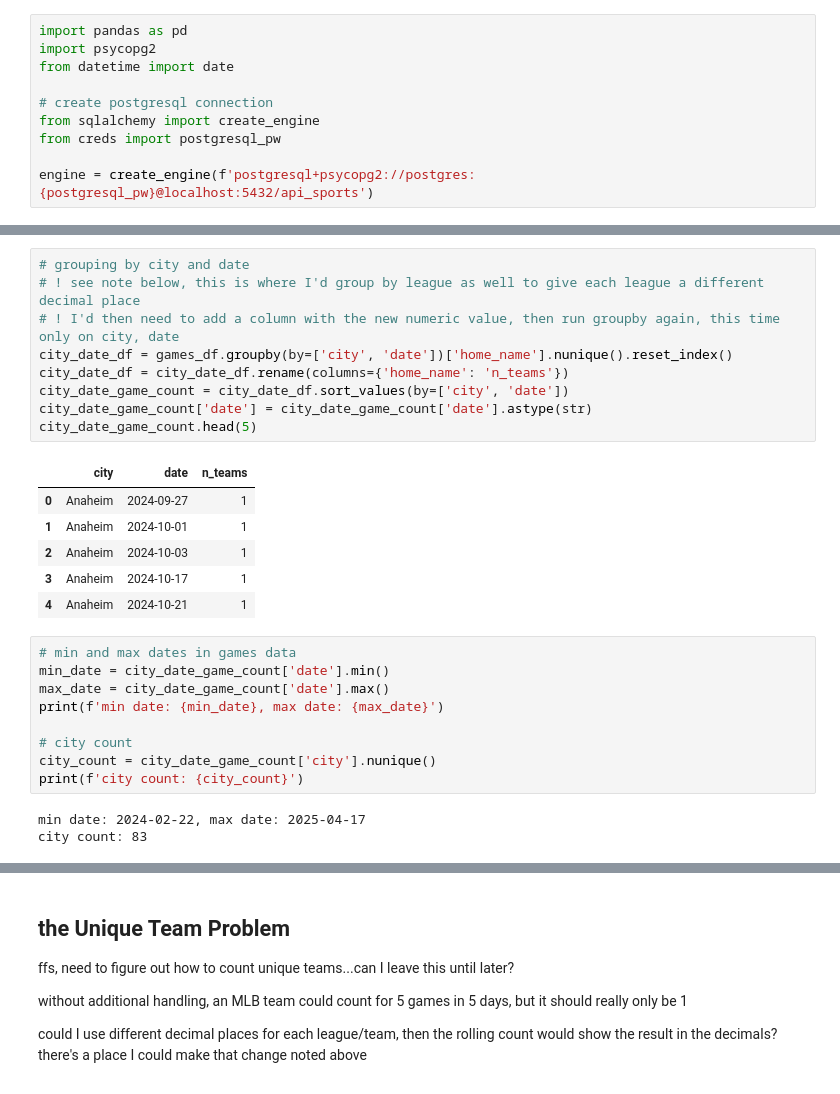
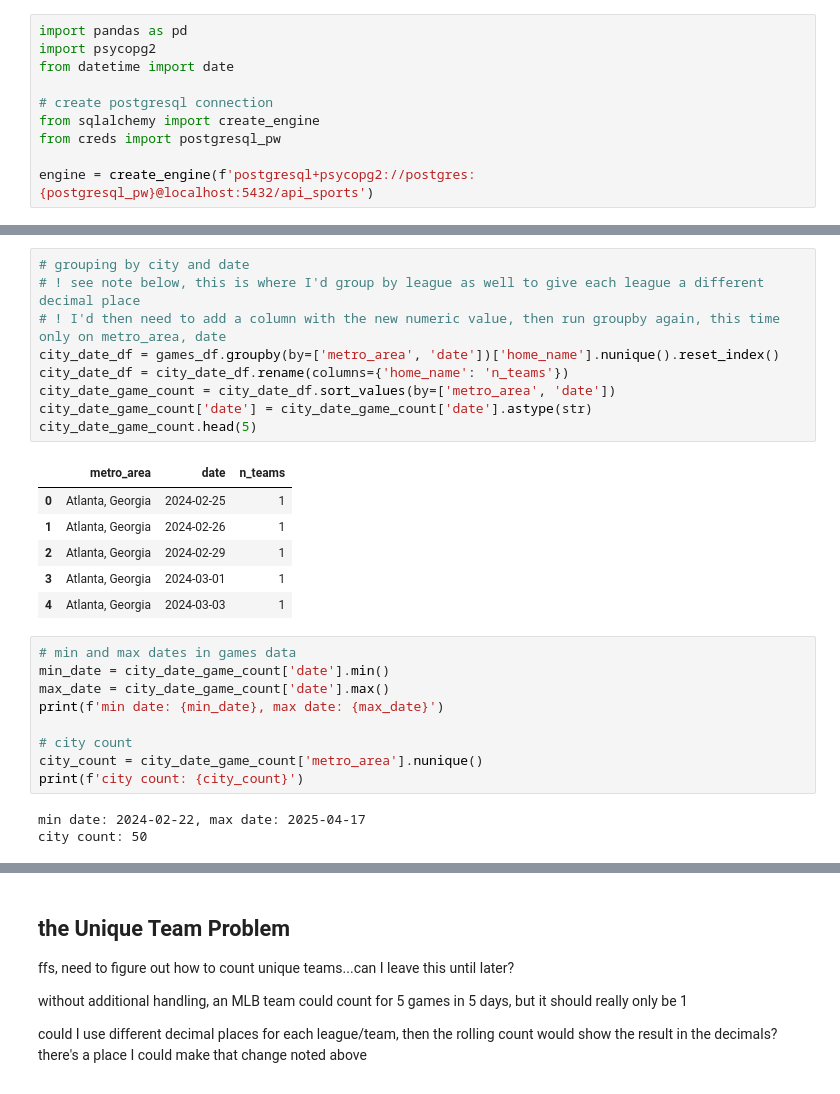
Before and after one commit to hunterhollis/asa, a Jupyter notebook: game_finder.ipynb, the cells around one changed output, grey strips where cells are left out. Saved outputs shown, nothing was run; the diff lists cells and outputs as text.

```diff
--- a/game_finder.ipynb
+++ b/game_finder.ipynb
@@ -30,19 +30,19 @@ games_df.head()
 # %%
 # grouping by city and date
 # ! see note below, this is where I'd group by league as well to give each league a different decimal place
-# ! I'd then need to add a column with the new numeric value, then run groupby again, this time only on city, date
-city_date_df = games_df.groupby(by=['city', 'date'])['home_name'].nunique().reset_index()
+# ! I'd then need to add a column with the new numeric value, then run groupby again, this time only on metro_area, date
+city_date_df = games_df.groupby(by=['metro_area', 'date'])['home_name'].nunique().reset_index()
 city_date_df = city_date_df.rename(columns={'home_name': 'n_teams'})
-city_date_game_count = city_date_df.sort_values(by=['city', 'date'])
+city_date_game_count = city_date_df.sort_values(by=['metro_area', 'date'])
 city_date_game_count['date'] = city_date_game_count['date'].astype(str)
 city_date_game_count.head(5)
 # %% [output]
-|  | city | date | n_teams |
-| 0 | Anaheim | 2024-09-27 | 1 |
-| 1 | Anaheim | 2024-10-01 | 1 |
-| 2 | Anaheim | 2024-10-03 | 1 |
-| 3 | Anaheim | 2024-10-17 | 1 |
-| 4 | Anaheim | 2024-10-21 | 1 |
+|  | metro_area | date | n_teams |
+| 0 | Atlanta, Georgia | 2024-02-25 | 1 |
+| 1 | Atlanta, Georgia | 2024-02-26 | 1 |
+| 2 | Atlanta, Georgia | 2024-02-29 | 1 |
+| 3 | Atlanta, Georgia | 2024-03-01 | 1 |
+| 4 | Atlanta, Georgia | 2024-03-03 | 1 |
 # %%
 # min and max dates in games data
 min_date = city_date_game_count['date'].min()
@@ -50,11 +50,11 @@ max_date = city_date_game_count['date'].max()
 print(f'min date: {min_date}, max date: {max_date}')
 
 # city count
-city_count = city_date_game_count['city'].nunique()
+city_count = city_date_game_count['metro_area'].nunique()
 print(f'city count: {city_count}')
 # %% [output]
 min date: 2024-02-22, max date: 2025-04-17
-city count: 83
+city count: 50
 # %%
 # create list of dates that has each possible date in range
 # extend that list however many times that there are cities
```
Also changed, not shown: parts of 17 cells of this notebook, 5 other files.
